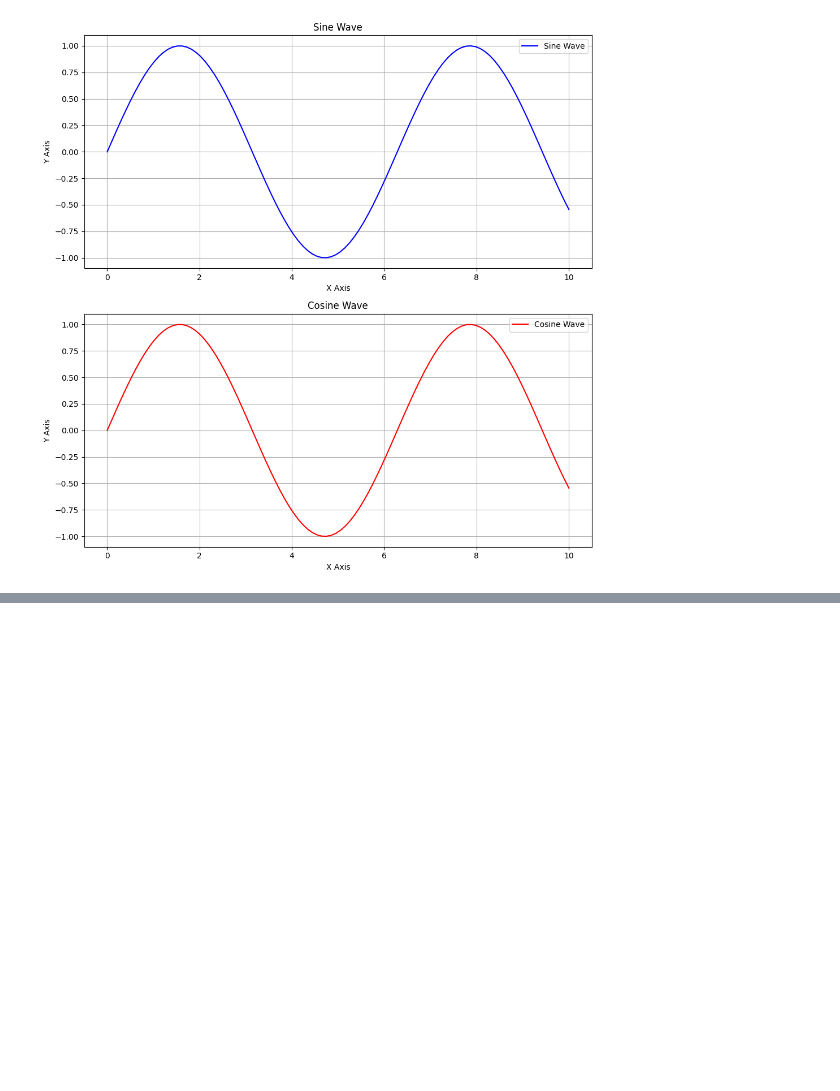
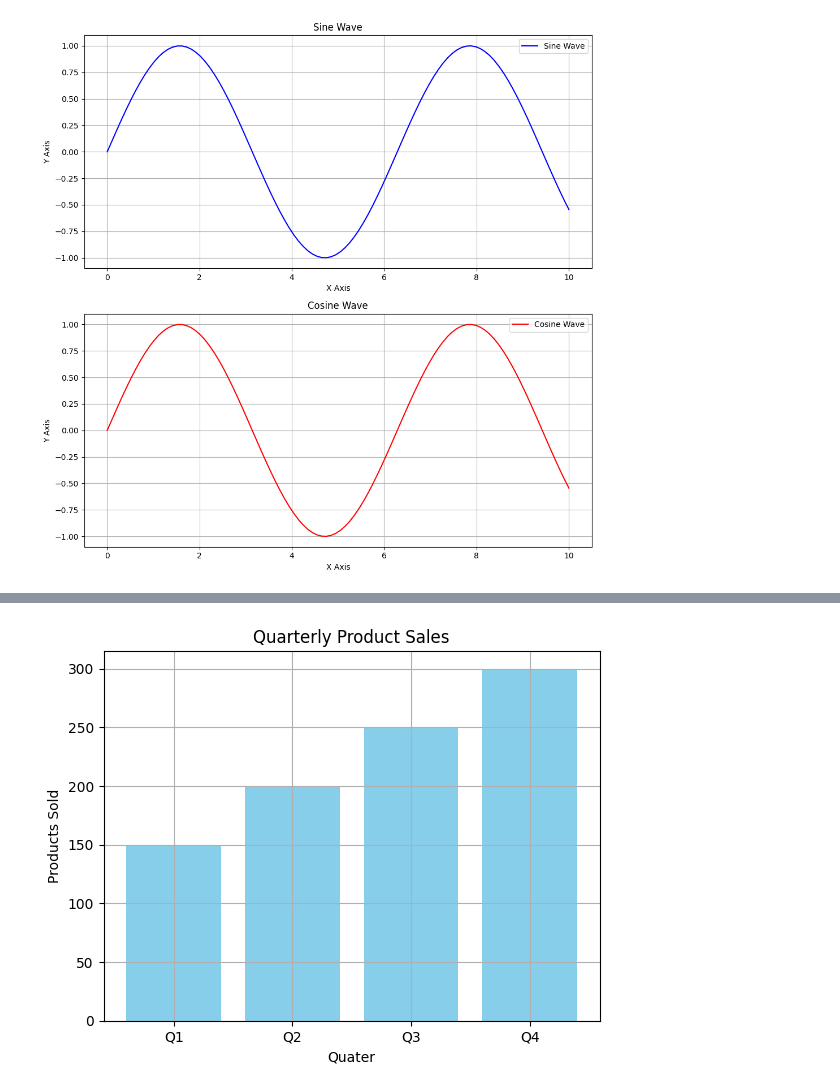
Before and after one commit to ha5804/Data_control, a Jupyter notebook: practice1_answer.ipynb, the cells around one changed output, grey strips where cells are left out. Saved outputs shown, nothing was run; the diff lists cells and outputs as text; code cells hidden in the pictures; blank space fills up the shorter version.

```diff
--- a/practice1_answer.ipynb
+++ b/practice1_answer.ipynb
@@ -74,0 +110,11 @@ plt.show()
+# %%
+x = ["Q1", "Q2", "Q3", "Q4"]
+y = [150, 200, 250, 300]
+plt.bar(x, y, color = "skyblue")
+plt.grid(True)
+plt.xlabel("Quater")
+plt.ylabel("Products Sold")
+plt.title("Quarterly Product Sales")
+plt.show()
+# %% [output]
+[figure, added]
```
Also changed, not shown: parts of 4 cells of this notebook.
